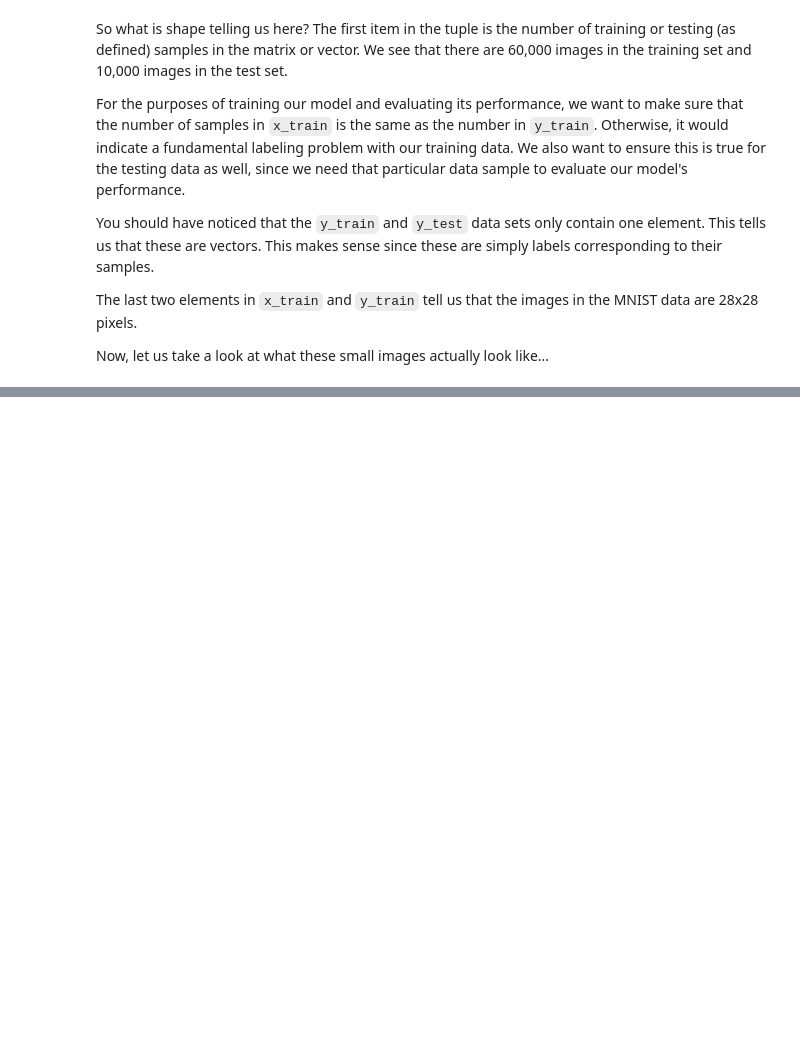
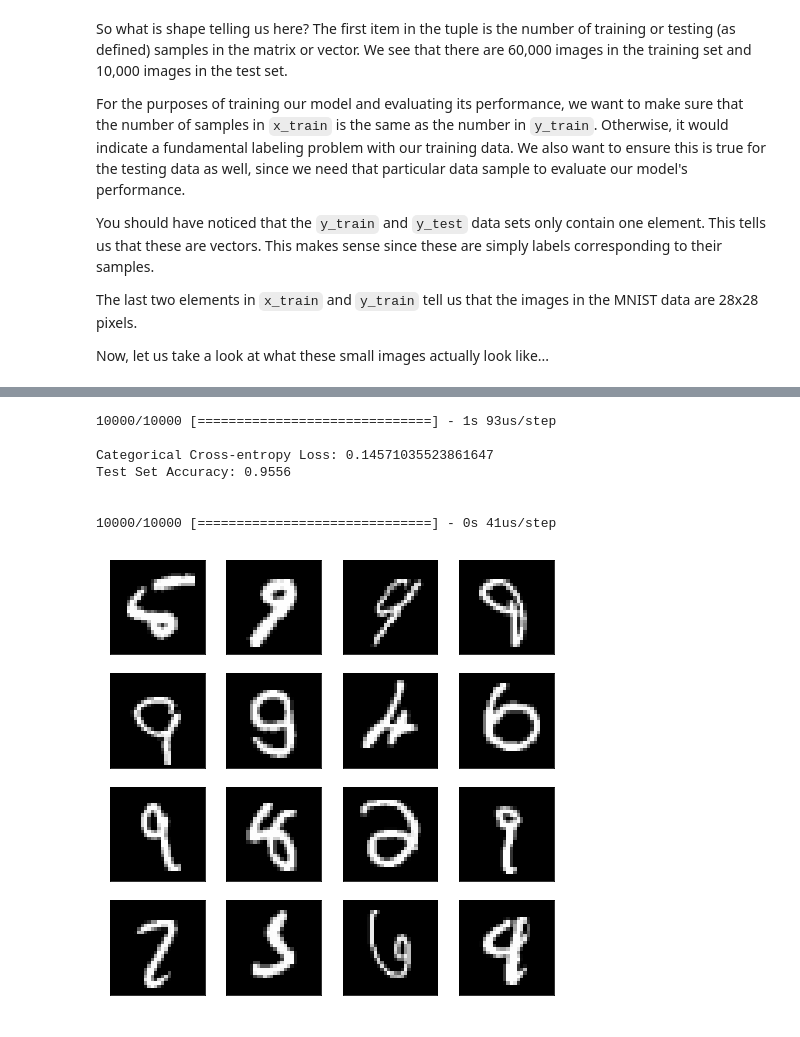
Before and after one commit to brycecf/machine-learning-models, a Jupyter notebook: MNIST_Teaching/mnist_numbers_mitre_training.ipynb, the cells around one changed output, grey strips where cells are left out. Cells and saved outputs as stored; diff of their text form; code cells hidden in the pictures; blank space fills up the shorter version.

```diff
--- a/MNIST_Teaching/mnist_numbers_mitre_training.ipynb
+++ b/MNIST_Teaching/mnist_numbers_mitre_training.ipynb
@@ -57,0 +208,15 @@ for i, index in enumerate(rand_index, 1):
+# %%
+cnn_scaled_x_train = scaled_x_train.reshape(num_train_samples, 28, 28, 1)
+cnn_scaled_x_test = scaled_x_test.reshape(num_test_samples, 28, 28, 1)
+# %%
+cnn_model = Sequential()
+cnn_model.add(Conv2D(128, kernel_size=4, activation='relu', padding='same',
+                     input_shape=(28,28,1), name='Layer_1_1'))
+cnn_model.add(MaxPooling2D(pool_size=2, name='Layer_1_2'))
+cnn_model.add(Conv2D(64, kernel_size=4, activation='relu', padding='same',
+              name='Layer_2_1'))
+cnn_model.add(MaxPooling2D(pool_size=2, name='Layer_2_2'))
+cnn_model.add(Flatten(name='Flatten'))
+cnn_model.add(Dense(32, activation='relu', name='Layer_3'))
+cnn_model.add(Dense(10, activation='softmax', name='Prediction'))
+cnn_model.summary()
@@ -57,0 +241,7 @@ for i, index in enumerate(rand_index, 1):
+# %%
+cnn_model.compile(optimizer='sgd',
+                  loss='categorical_crossentropy',
+                  metrics=['accuracy'])
+# %%
+cnn_model.fit(cnn_scaled_x_train, hot_y_train, batch_size=256, epochs=10,
+              verbose=1, validation_data=(cnn_scaled_x_test, hot_y_test))
@@ -57,0 +267,12 @@ for i, index in enumerate(rand_index, 1):
+# %%
+evaluate_score(cnn_model, cnn_scaled_x_test, hot_y_test)
+show_incorrect_predictions(cnn_model, cnn_scaled_x_test, y_test, x_test)
+# %% [output]
+10000/10000 [==============================] - 1s 93us/step
+
+Categorical Cross-entropy Loss: 0.14571035523861647
+Test Set Accuracy: 0.9556
+
+
+10000/10000 [==============================] - 0s 41us/step
+[figure, added]
```
Also changed, not shown: parts of 24 cells of this notebook, 2 other files.
